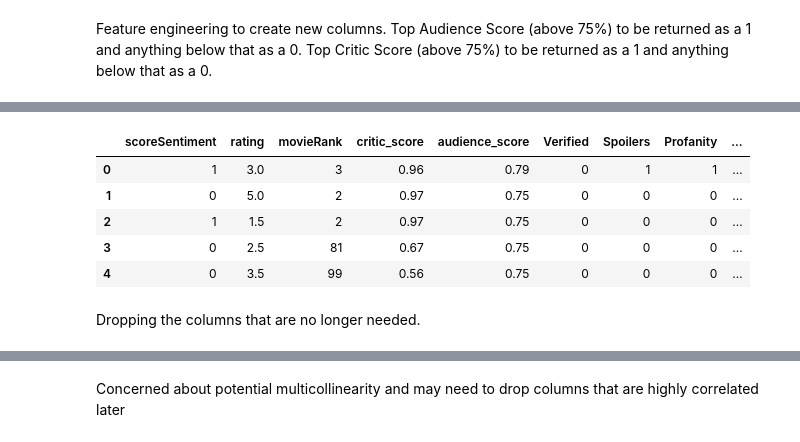
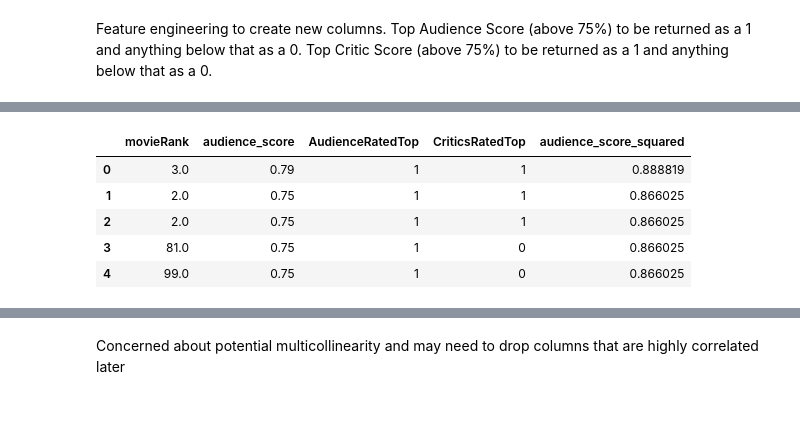
Before and after one commit to osoisi/Data-Science-Projects, a Jupyter notebook: Movie Reviews/Rotten Tomatoes- Movie Reviews.ipynb, the cells around one changed output, grey strips where cells are left out. Saved outputs shown, nothing was run; the diff lists cells and outputs as text; code cells hidden in the pictures; blank space fills up the shorter version.

```diff
--- a/Movie Reviews/Rotten Tomatoes- Movie Reviews.ipynb
+++ b/Movie Reviews/Rotten Tomatoes- Movie Reviews.ipynb
@@ -576 +590,7 @@ interaction_df = pd.DataFrame(interaction_terms, columns=poly.get_feature_names_
+# %%
+df_r['movieRank_squared']=df_r['movieRank']**0.5
+# %%
+df_r['critic_score_squared']= df_r['critic_score']**0.5
+# %%
+df_r['audience_score_squared'] = df_r['audience_score']**0.5
 # %%
@@ -592,0 +621,2 @@ df_reviews['CriticsRatedTop'] = [1 if i >= 0.75 else 0 for i in df_reviews['crit
+# %%
+df_final =df_r[['movieRank', 'audience_score', 'AudienceRatedTop', 'CriticsRatedTop', 'audience_score_squared']]
@@ -593,11 +640,9 @@ df_reviews['CriticsRatedTop'] = [1 if i >= 0.75 else 0 for i in df_reviews['crit
 # %%
-df_reviews.head()
+df_final.head()
 # %% [output]
-|  | scoreSentiment | rating | movieRank | critic_score | audience_score | Verified | Spoilers | Profanity | ... |
-| 0 | 1 | 3.0 | 3 | 0.96 | 0.79 | 0 | 1 | 1 | ... |
-| 1 | 0 | 5.0 | 2 | 0.97 | 0.75 | 0 | 0 | 0 | ... |
-| 2 | 1 | 1.5 | 2 | 0.97 | 0.75 | 0 | 0 | 0 | ... |
-| 3 | 0 | 2.5 | 81 | 0.67 | 0.75 | 0 | 0 | 0 | ... |
-| 4 | 0 | 3.5 | 99 | 0.56 | 0.75 | 0 | 0 | 0 | ... |
+|  | movieRank | audience_score | AudienceRatedTop | CriticsRatedTop | audience_score_squared |
+| 0 | 3.0 | 0.79 | 1 | 1 | 0.888819 |
+| 1 | 2.0 | 0.75 | 1 | 1 | 0.866025 |
+| 2 | 2.0 | 0.75 | 1 | 1 | 0.866025 |
+| 3 | 81.0 | 0.75 | 1 | 0 | 0.866025 |
+| 4 | 99.0 | 0.75 | 1 | 0 | 0.866025 |
-# %% [markdown]
-Dropping the columns that are no longer needed.
```
Also changed, not shown: parts of 29 cells of this notebook.
